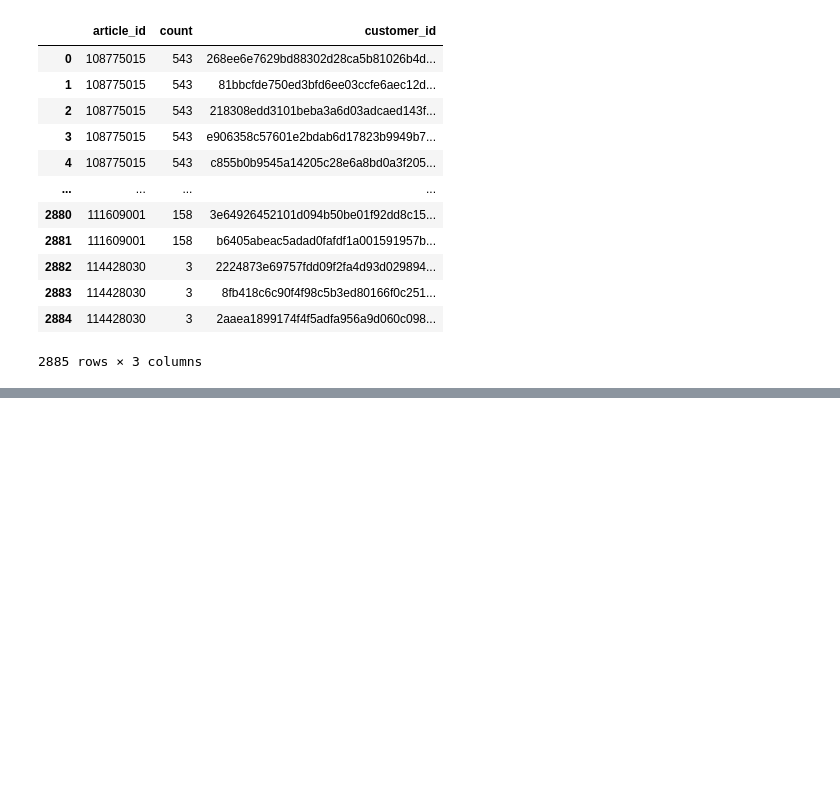
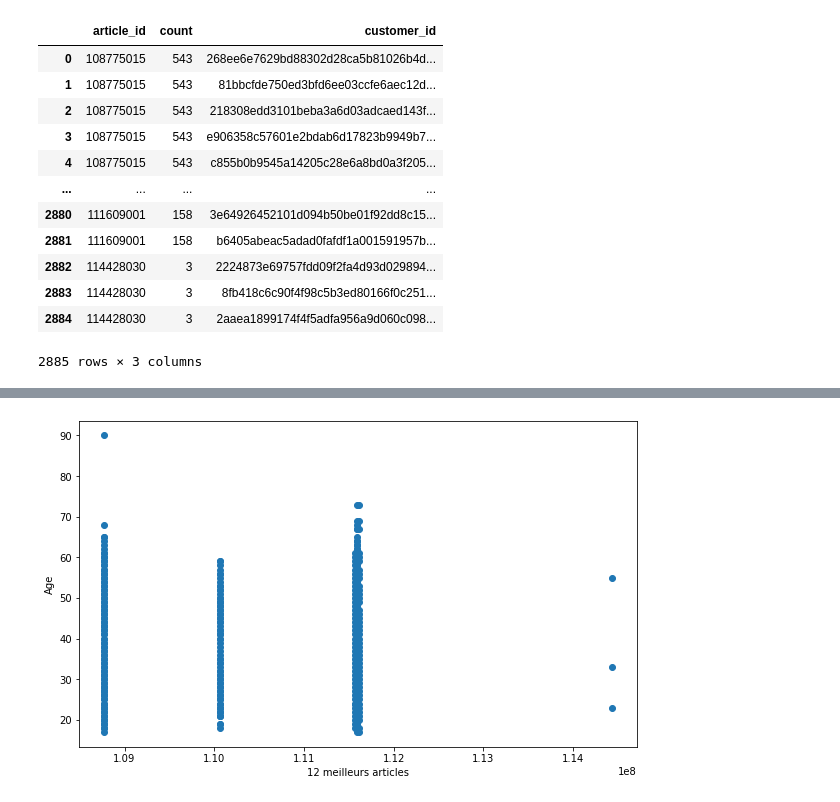
Before and after one commit to treb93/pyhm, a Jupyter notebook: clust_cust.ipynb, the cells around one changed output, grey strips where cells are left out. Saved outputs shown, nothing was run; the diff lists cells and outputs as text; code cells hidden in the pictures; blank space fills up the shorter version.

```diff
--- a/clust_cust.ipynb
+++ b/clust_cust.ipynb
@@ -239,3 +239,9 @@ bartcust_12
 | 2883 | 114428030 | 3 | 8fb418c6c90f4f98c5b3ed80166f0c251... |
 | 2884 | 114428030 | 3 | 2aaea1899174f4f5adfa956a9d060c098... |
 2885 rows × 3 columns
+# %%
+# Df du nombre d'articles achetés selon la tranche d'âge
+art_age = tcas.groupby(['article_id', 'age'], as_index=False).agg(
+  unique_articles = ('article_id', 'count')
+)
+art_age
@@ -241,0 +262,7 @@ bartcust_12
+# %%
+#Jointure avec le df des 12 meilleurs articles
+art_age_best12 = art_age.merge(best12, on='article_id', how='inner')
+art_age_best12 = art_age_best12.drop('count', axis=1)
+   ## Suppression des string NONE
+art_age_best12 = art_age_best12.replace(to_replace='NONE', value=np.nan).dropna()
+art_age_best12
@@ -241,0 +283,11 @@ bartcust_12
+# %%
+# Représentation graphique des achats par âge
+import matplotlib.pyplot as plt
+%matplotlib inline
+
+plt.figure(figsize=(10,6))
+plt.scatter(art_age_best12.article_id, art_age_best12.age);
+plt.xlabel('12 meilleurs articles')
+plt.ylabel('Age');
+# %% [output]
+[figure, added]
```
Also changed, not shown: parts of 2 cells of this notebook.
